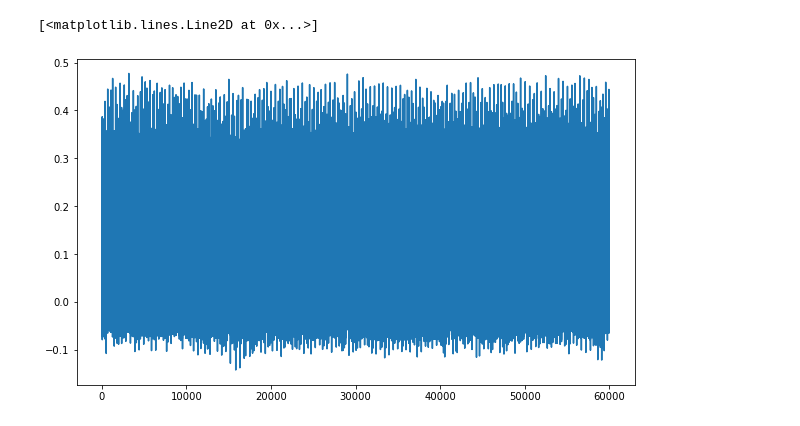
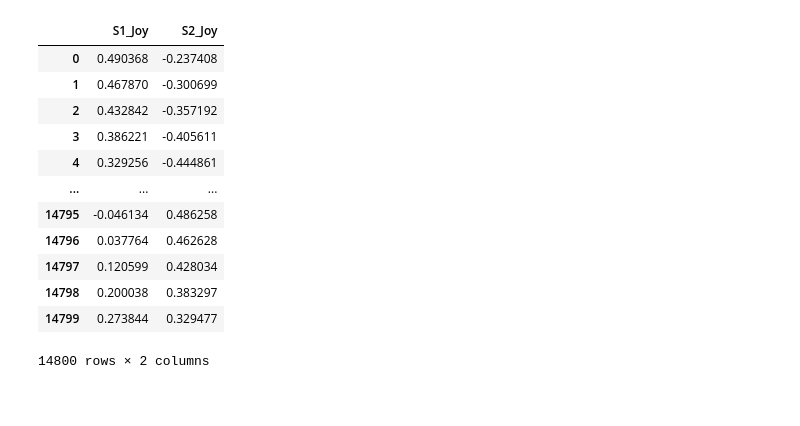
Before and after one commit to visserle/two-hearts, a Jupyter notebook: 02_preprocessing.ipynb, the cells around one changed output. Drawn from its saved outputs; the diff is of its cells as text; code cells hidden in the pictures; blank space fills up the shorter version.

```diff
--- a/02_preprocessing.ipynb
+++ b/02_preprocessing.ipynb
@@ -135,5 +167,22 @@ plt.plot(test2[0:100])
-# %%
-plt.plot(data[0])
-# %% [output]
-[<matplotlib.lines.Line2D at 0x...>]
-[figure, removed]
+# %%
+a = np.load(r"data_0.npy")
+b = np.load(r"data_1.npy")
+# >>> d = {'col1': [1, 2], 'col2': [3, 4]}
+# >>> df = pd.DataFrame(data=d)
+d = {"S1_Joy":a,"S2_Joy":b}
+df = pd.DataFrame(data=d)
+df
+# %% [output]
+|  | S1_Joy | S2_Joy |
+| 0 | 0.490368 | -0.237408 |
+| 1 | 0.467870 | -0.300699 |
+| 2 | 0.432842 | -0.357192 |
+| 3 | 0.386221 | -0.405611 |
+| 4 | 0.329256 | -0.444861 |
+| ... | ... | ... |
+| 14795 | -0.046134 | 0.486258 |
+| 14796 | 0.037764 | 0.462628 |
+| 14797 | 0.120599 | 0.428034 |
+| 14798 | 0.200038 | 0.383297 |
+| 14799 | 0.273844 | 0.329477 |
+14800 rows × 2 columns
```
Also changed, not shown: parts of 15 cells of this notebook.
